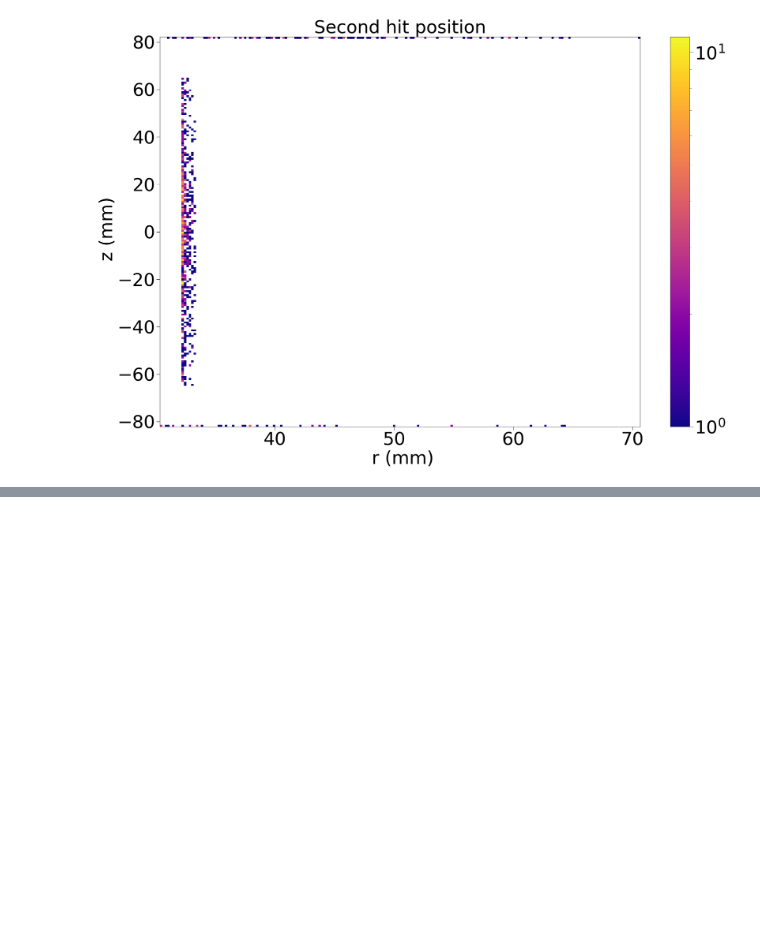
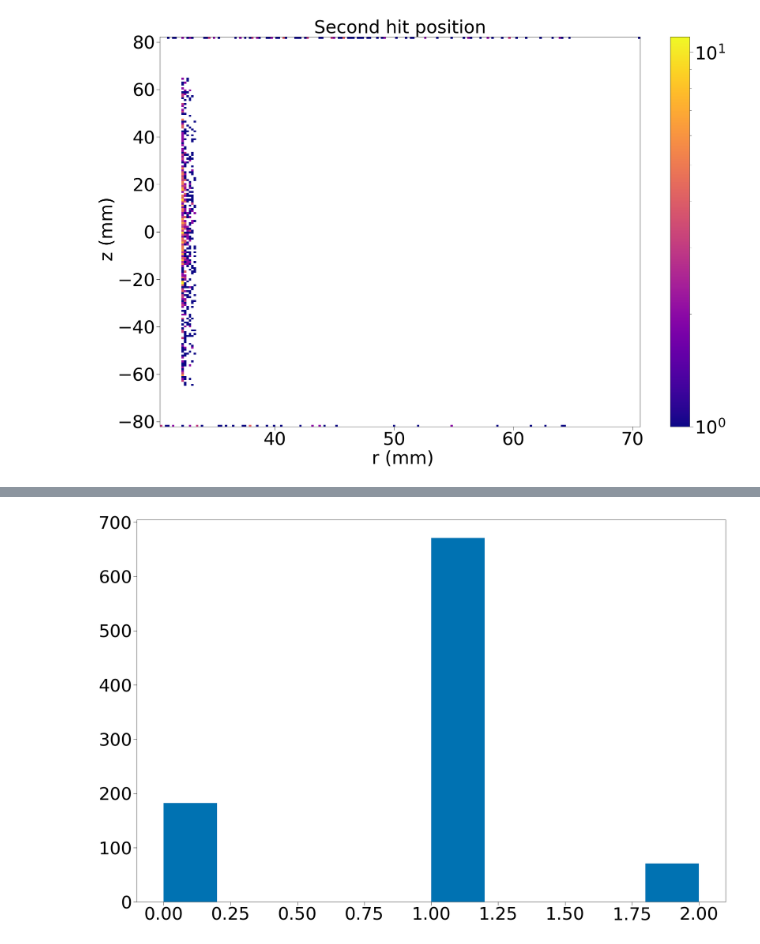
Before and after one commit to Isaac-Hirsch/10TeVMCDataAnalysis, a Jupyter notebook: doubleLayerFiltering/Double-Layer Filtering.ipynb, the cells around one changed output, grey strips where cells are left out. Saved outputs shown, nothing was run; the diff lists cells and outputs as text; code cells hidden in the pictures; blank space fills up the shorter version.

```diff
--- a/doubleLayerFiltering/Double-Layer Filtering.ipynb
+++ b/doubleLayerFiltering/Double-Layer Filtering.ipynb
@@ -147,0 +181,4 @@ plot2DHistogram(hit["r"][firstLayerMask | secondLayerMask],hit["z"][firstLayerMa
+# %%
+plot1DHistogram(mask[2],bins=10)
+# %% [output]
+[figure, added]
```
Also changed, not shown: parts of 26 cells of this notebook.
